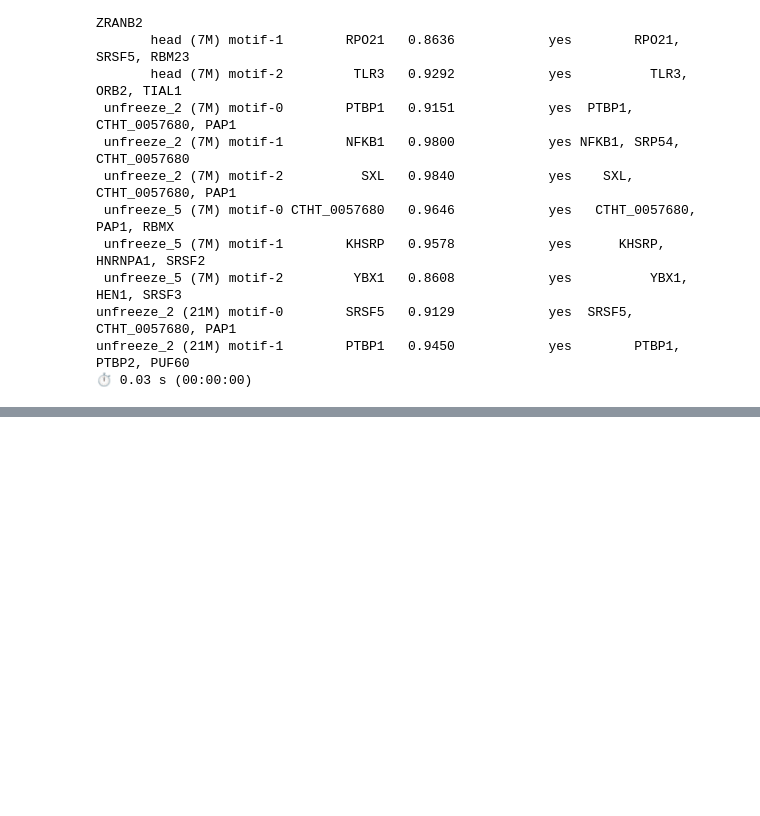
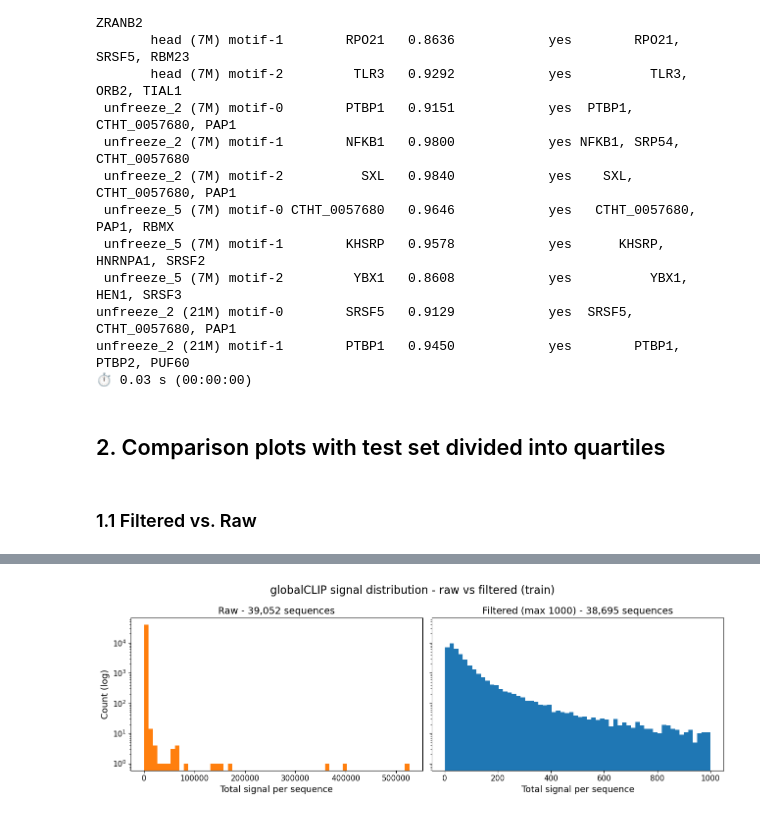
Before and after one commit to ml4rg26-deconvgclip/parnet--globalclip-head, a Jupyter notebook: notebooks/globalclip-head-clean/05_comparison_plots.ipynb, the cells around one changed output, grey strips where cells are left out. Saved outputs shown, nothing was run; the diff lists cells and outputs as text; code cells hidden in the pictures; blank space fills up the shorter version.

Commit message:
Adapt notebooks to get evaluation metrics per count-coverage quartile on test set. Create unified comparison plot of all the models.

```diff
--- a/notebooks/globalclip-head-clean/05_comparison_plots.ipynb
+++ b/notebooks/globalclip-head-clean/05_comparison_plots.ipynb
@@ -31,7 +31,8 @@ logger = pylbsr.misc.init_logger(_notebook_name)
 PROJECT_DIR = pylbsr.notebooks.find_project_root_from_notebook_path(_notebook_path)
 logger.info(f"Project directory: {PROJECT_DIR}")
 
-RUNS_DIR = PROJECT_DIR / "results" / "globalclip-head" / "training"
+#RUNS_DIR = PROJECT_DIR / "results" / "globalclip-head" / "training"
+RUNS_DIR = Path('/mnt/storage1/workspace/lhofer/parnet--globalclip-head/results/globalclip-head/training') #hardcode for accesing the current results we already have
 FIGURES_DIR = PROJECT_DIR / "results" / "globalclip-head" / "figures"
 FIGURES_DIR.mkdir(parents=True, exist_ok=True)
 # %% [output]
@@ -100,0 +248,4 @@ _filtered_path = Path(_fp_cfg["global_clip"]["data_lysate_noNHS_filtered"])
+# %%
+_fp_cfg = yaml.safe_load((PROJECT_DIR / "config" / "filepaths.yaml").read_text())
+_raw_path      = Path(_fp_cfg["global_clip"]["data_lysate_noNHS"])
+_filtered_path = Path(_fp_cfg["global_clip"]["data_lysate_noNHS_filtered"])
@@ -463,3 +616,43 @@ logger.info(f"Saved RBP match summary → {FIGURES_DIR / 'rbp_matches_across_mod
 unfreeze_2 (21M) motif-0        SRSF5   0.9129            yes  SRSF5, CTHT_0057680, PAP1
 unfreeze_2 (21M) motif-1        PTBP1   0.9450            yes        PTBP1, PTBP2, PUF60
 ⏱ 0.03 s (00:00:00)
+# %% [markdown]
+## 2. Comparison plots with test set divided into quartiles
+# %% [markdown]
+### 1.1 Filtered vs. Raw
+# %%
+# ── Dataset distribution comparison (raw vs filtered) ──────────────────────────────────
+def total_signals(data_path, split="train"):
+    """Compute total signal per sequence (sum of globalCLIP signal across all windows).
+    Returns an array of total signal per sequence."""
+    data = torch.load(data_path, mmap=True, weights_only=False)
+    return np.array([
+        torch_sparse_to_dense(s["outputs"]["globalCLIP"]).sum().item()
+        for s in data[split]
+    ])
+
+logger.info("Computing signal distributions...")
+sig_raw      = total_signals(_raw_path)
+sig_filtered = total_signals(_filtered_path)
+
+fig, axes = plt.subplots(1, 2, figsize=(13, 4.5), sharey=True)
+
+axes[0].hist(sig_raw, bins=60, log=True, color="tab:orange")
+axes[0].set_title(f"Raw - {len(sig_raw):,} sequences", fontsize=FONT_SIZES['title'])
+axes[0].set_xlabel("Total signal per sequence", fontsize=FONT_SIZES['axis_label'])
+axes[0].set_ylabel("Count (log)", fontsize=FONT_SIZES['axis_label'])
+axes[0].tick_params(labelsize=FONT_SIZES['tick_label'])
+
+axes[1].hist(sig_filtered, bins=60, log=True, color="tab:blue")
+axes[1].set_title(f"Filtered (max 1000) - {len(sig_filtered):,} sequences", fontsize=FONT_SIZES['title'])
+axes[1].set_xlabel("Total signal per sequence", fontsize=FONT_SIZES['axis_label'])
+axes[1].tick_params(labelsize=FONT_SIZES['tick_label'])
+
+plt.suptitle("globalCLIP signal distribution - raw vs filtered (train)", fontsize=FONT_SIZES['suptitle'])
+plt.tight_layout()
+plt.savefig(FIGURES_DIR / "dataset_signal_distribution.png", dpi=150, bbox_inches="tight")
+plt.show()
+
+logger.info(f"Raw: max={sig_raw.max():.0f}, median={np.median(sig_raw):.0f}")
+logger.info(f"Filtered: max={sig_filtered.max():.0f}, median={np.median(sig_filtered):.0f}")
+# %% [output]
@@ -465,0 +660 @@ unfreeze_2 (21M) motif-1        PTBP1   0.9450            yes        PTBP1, PTBP
+[figure, added]
```
Also changed, not shown: parts of 13 cells of this notebook, 1 other file.
